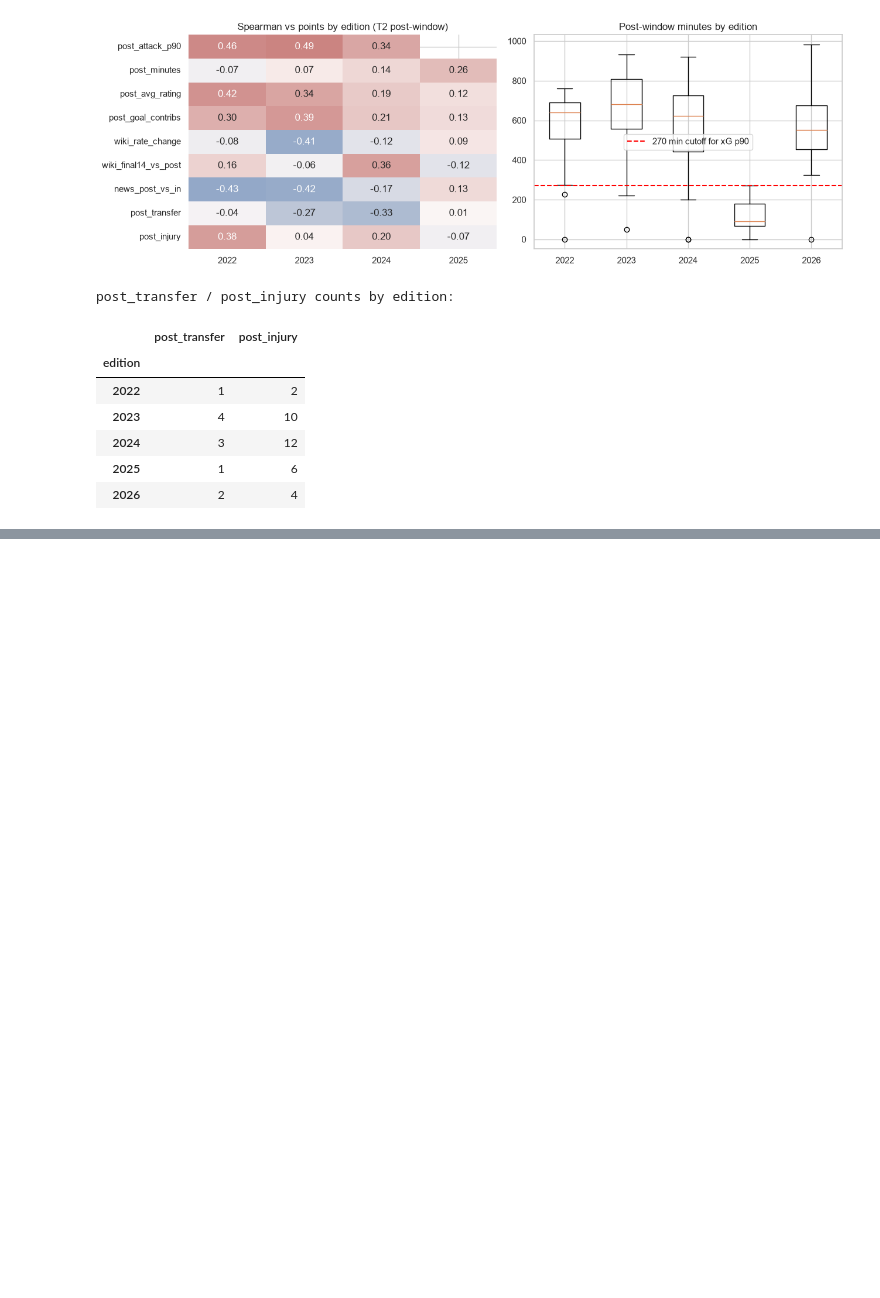
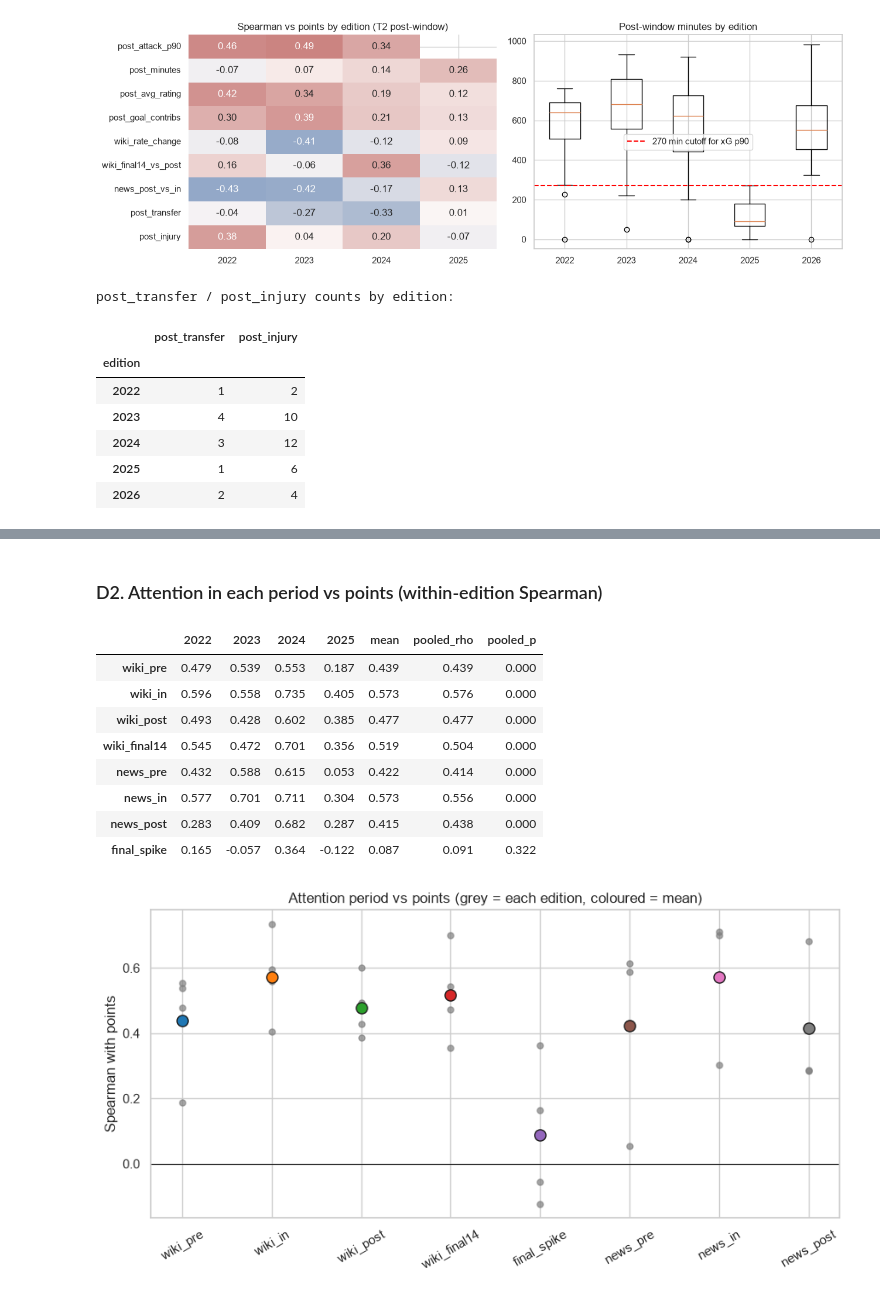
Before and after one commit to AswathKarthik10/predicting-the-ballon-dor, a Jupyter notebook: ballon_dor_2026.ipynb, the cells around one changed output, grey strips where cells are left out. Drawn from its saved outputs; the diff is of its cells as text; code cells hidden in the pictures; blank space fills up the shorter version.

```diff
--- a/ballon_dor_2026.ipynb
+++ b/ballon_dor_2026.ipynb
@@ -1061,0 +1121,39 @@ post_transfer / post_injury counts by edition:
+# %% [markdown]
+### D2. Attention in each period vs points (within-edition Spearman)
+# %%
+def spearman_by_edition_frame(df: pd.DataFrame, features: list[str]) -> pd.DataFrame:
+    return pd.DataFrame({ed: {f: stats.spearmanr(g[f], g["points"])[0] for f in features} for ed, g in df.groupby("edition")})
+
+att_corr = spearman_by_edition_frame(att_lab, ATT_COLS)
+att_corr["mean"] = att_corr.mean(axis=1)
+pooled_att_x = att_lab_z[ATT_COLS]
+pooled_att_y = att_lab.groupby("edition")["points"].rank(pct=True)
+att_corr["pooled_rho"] = [stats.spearmanr(pooled_att_x[f], pooled_att_y)[0] for f in att_corr.index]
+att_corr["pooled_p"] = [stats.spearmanr(pooled_att_x[f], pooled_att_y)[1] for f in att_corr.index]
+display(att_corr.round(3))
+
+fig, ax = plt.subplots(figsize=(9, 4.8))
+order = ["wiki_pre", "wiki_in", "wiki_post", "wiki_final14", "final_spike", "news_pre", "news_in", "news_post"]
+for i, f in enumerate(order):
+    vals = att_corr.loc[f, [2022, 2023, 2024, 2025]].astype(float)
+    ax.scatter([i] * 4, vals, color="grey", alpha=0.7, s=26)
+    ax.scatter(i, att_corr.loc[f, "mean"], s=90, color=sns.color_palette("tab10")[i % 10], edgecolor="k", zorder=3)
+ax.axhline(0, color="k", linewidth=0.8)
+ax.set_xticks(range(len(order)))
+ax.set_xticklabels(order, rotation=30)
+ax.set_ylabel("Spearman with points")
+ax.set_title("Attention period vs points (grey = each edition, coloured = mean)")
+plt.tight_layout()
+plt.savefig("figures/eda/d_attention_vs_points.png", dpi=130)
+plt.show()
+# %% [output]
+|  | 2022 | 2023 | 2024 | 2025 | mean | pooled_rho | pooled_p |
+| wiki_pre | 0.479 | 0.539 | 0.553 | 0.187 | 0.439 | 0.439 | 0.000 |
+| wiki_in | 0.596 | 0.558 | 0.735 | 0.405 | 0.573 | 0.576 | 0.000 |
+| wiki_post | 0.493 | 0.428 | 0.602 | 0.385 | 0.477 | 0.477 | 0.000 |
+| wiki_final14 | 0.545 | 0.472 | 0.701 | 0.356 | 0.519 | 0.504 | 0.000 |
+| news_pre | 0.432 | 0.588 | 0.615 | 0.053 | 0.422 | 0.414 | 0.000 |
+| news_in | 0.577 | 0.701 | 0.711 | 0.304 | 0.573 | 0.556 | 0.000 |
+| news_post | 0.283 | 0.409 | 0.682 | 0.287 | 0.415 | 0.438 | 0.000 |
+| final_spike | 0.165 | -0.057 | 0.364 | -0.122 | 0.087 | 0.091 | 0.322 |
+[figure, added]
```
Also changed, not shown: parts of 12 cells of this notebook, 5 other files.
